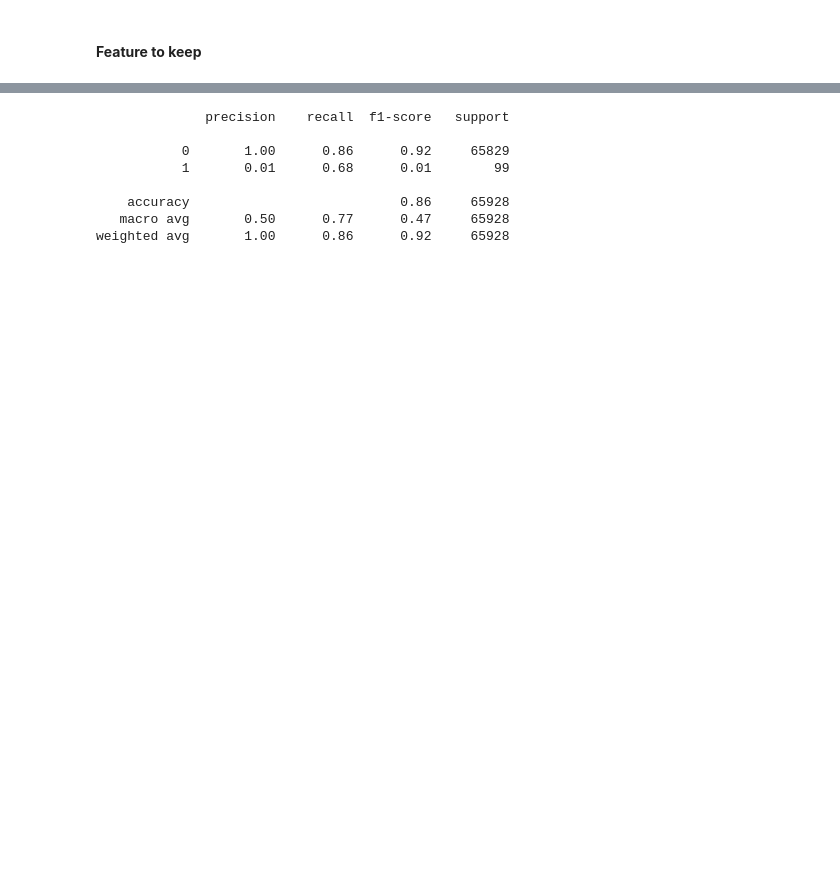
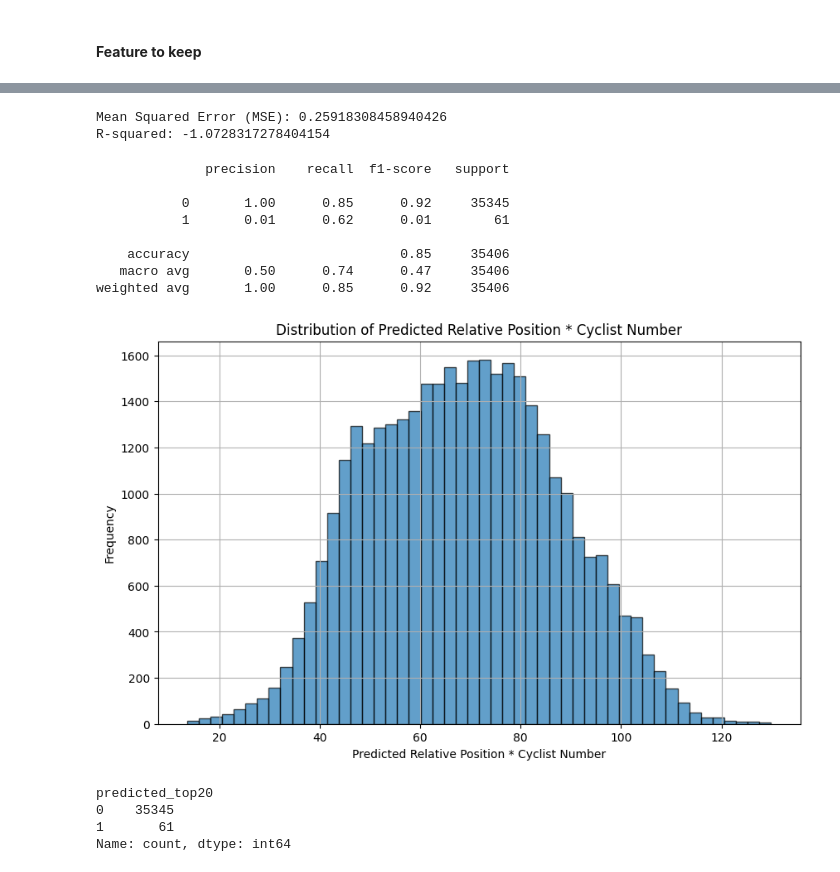
Before and after one commit to effepielle/dm_project24_group_0, a Jupyter notebook: TASK_4/NN_fantasia.ipynb, the cells around one changed output, grey strips where cells are left out. Cells and saved outputs as stored; diff of their text form; code cells hidden in the pictures; blank space fills up the shorter version.

```diff
--- a/TASK_4/NN_fantasia.ipynb
+++ b/TASK_4/NN_fantasia.ipynb
@@ -155,15 +186,20 @@ Epoch 9/50 - Training Loss: 0.0652 - Validation Loss: 0.3250
+# %%
+predictions = best_model.predict(test_data.drop(columns=['cyclist_number']))
+test_data['predicted_top20'] = predictions
+mse = mean_squared_error(test_labels, predictions)
+r2 = r2_score(test_labels, predictions)
+
+print(f"Mean Squared Error (MSE): {mse}")
+print(f"R-squared: {r2}")
+# %% [output]
+Mean Squared Error (MSE): 0.25918308458940426
+R-squared: -1.0728317278404154
 # %%
-from sklearn.metrics import classification_report
-import numpy as np
-
-# predicted values by the model (relative positions)
-predicted_positions = rscv.predict(test_data)
-
 # to classify if the cyclist is in the top 20 or not
 # use treshold 20 / number of cyclists
 # create the column of the bninary classification
 test_data['predicted_top20'] = np.where(
-    predicted_positions < (20 / test_data['cyclist_number']),
+    predictions * test_data['cyclist_number'] < 20,
     1,
     0
 )
@@ -172,10 +208,28 @@ print(classification_report(test_data['predicted_top20'], test_labels['top_20'])
 # %% [output]
               precision    recall  f1-score   support
 
-           0       1.00      0.86      0.92     65829
-           1       0.01      0.68      0.01        99
+           0       1.00      0.85      0.92     35345
+           1       0.01      0.62      0.01        61
 
-    accuracy                           0.86     65928
-   macro avg       0.50      0.77      0.47     65928
-weighted avg       1.00      0.86      0.92     65928
+    accuracy                           0.85     35406
+   macro avg       0.50      0.74      0.47     35406
+weighted avg       1.00      0.85      0.92     35406
+# %%
+temp_df = predictions * test_data['cyclist_number']
+plt.figure(figsize=(10, 6))
+plt.hist(temp_df, bins=50, edgecolor='k', alpha=0.7)
+plt.xlabel('Predicted Relative Position * Cyclist Number')
+plt.ylabel('Frequency')
+plt.title('Distribution of Predicted Relative Position * Cyclist Number')
+plt.grid(True)
+plt.show()
+# %% [output]
+[figure, added]
+# %%
+test_data['predicted_top20'].value_counts()
+# %% [output]
+predicted_top20
+0    35345
+1       61
+Name: count, dtype: int64
 # %%
```
Also changed, not shown: parts of 11 cells of this notebook.
